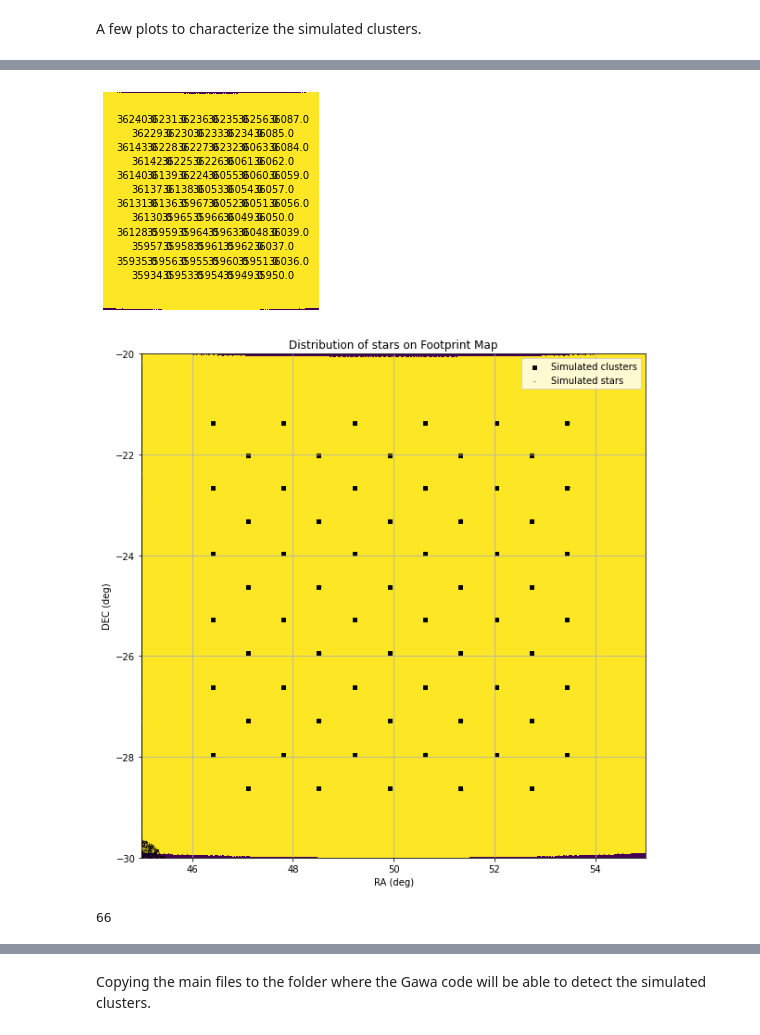
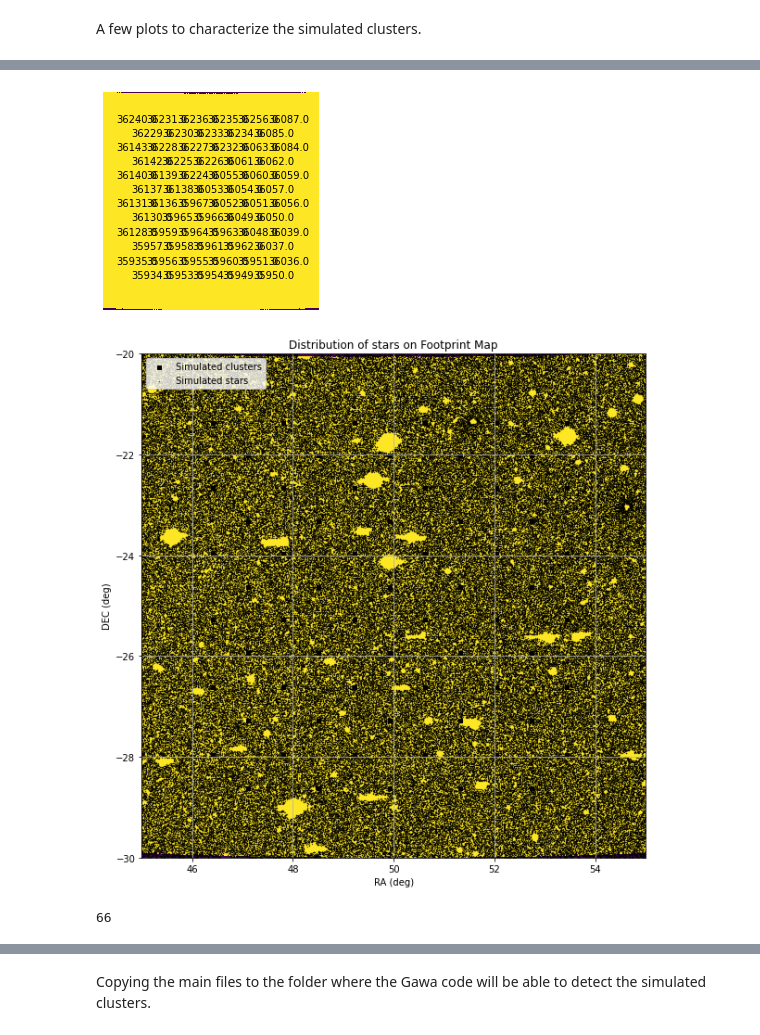
Before and after one commit to linea-it/ga_sim, a Jupyter notebook: teste.ipynb, the cells around one changed output, grey strips where cells are left out. Drawn from its saved outputs; the diff is of its cells as text; code cells hidden in the pictures.

```diff
--- a/teste.ipynb
+++ b/teste.ipynb
@@ -381,20 +391,20 @@ unnamed_plot(star_clusters_simulated)
 # %%
 # Plot footprint map to check area.
 from pathlib import Path
 from gawa_simulations.plot import plot_ftp
 
-ftp_fits = Path("data", "ftp_4096_nest.fits")
+hpx_ftp = Path("results", "ftp_4096_nest.fits")
 
 # TODO: Estes parametros não são necessários se o JN for executado todo
 star_clusters_simulated = Path("results", "star_clusters_simulated.dat")
 mockcat = Path("results", "des_mockcat_for_detection.fits")
 ra_min, ra_max = 45, 55  # 5., 85. # limits in ra of the simulated map
 dec_min, dec_max = -30, -20  # -60., -20. # limits in dec of the simulated map
 
-plot_ftp(ftp_fits, star_clusters_simulated, mockcat, ra_max, ra_min, dec_min, dec_max)
+plot_ftp(hpx_ftp, star_clusters_simulated, mockcat, ra_max, ra_min, dec_min, dec_max)
 # %% [output]
 [figure]
-[figure, old version]
+[figure, new version]
 66
 # %%
 # Plots to analyze the simulated clusters.
```
Also changed, not shown: parts of 25 cells of this notebook, 31 other files.
